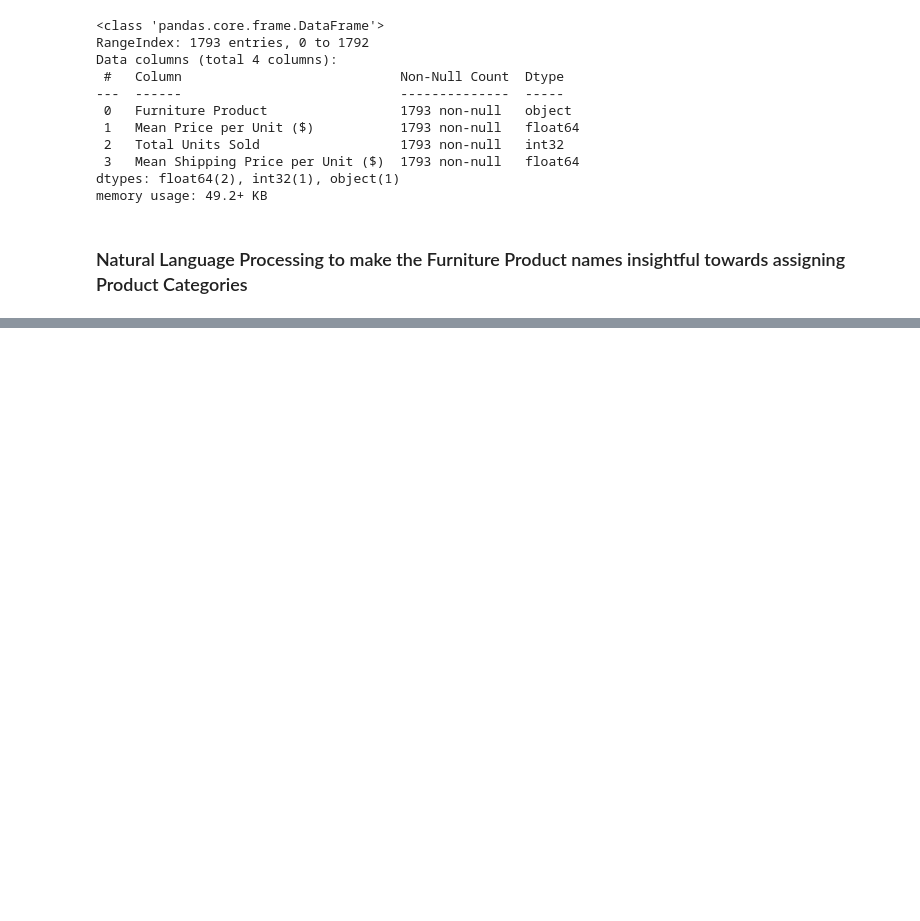
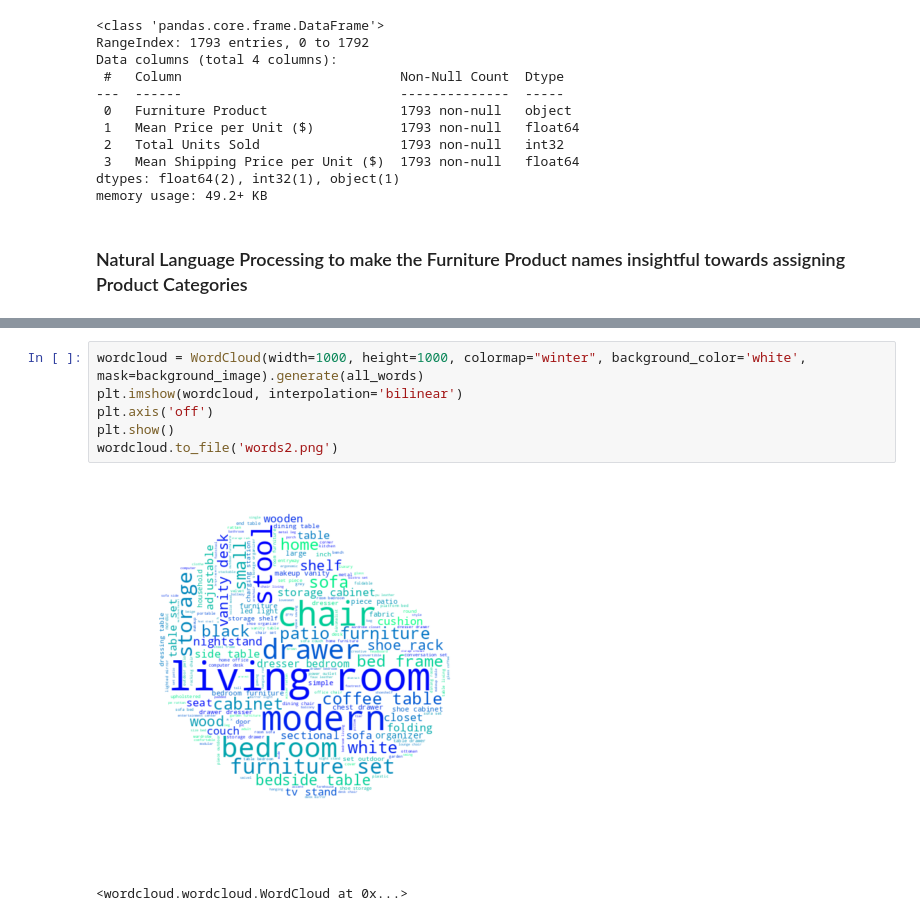
Before and after one commit to krishnarupa1008/E-commerce-Furniture-Sales-Analysis, a Jupyter notebook: E-Commerce Furniture Sales.ipynb, the cells around one changed output, grey strips where cells are left out. Saved outputs shown, nothing was run; the diff lists cells and outputs as text; blank space fills up the shorter version.

```diff
--- a/E-Commerce Furniture Sales.ipynb
+++ b/E-Commerce Furniture Sales.ipynb
@@ -405,0 +566,9 @@ memory usage: 49.2+ KB
+# %%
+wordcloud = WordCloud(width=1000, height=1000, colormap="winter", background_color='white', mask=background_image).generate(all_words)
+plt.imshow(wordcloud, interpolation='bilinear')
+plt.axis('off')
+plt.show()
+wordcloud.to_file('words2.png')
+# %% [output]
+[figure, added]
+<wordcloud.wordcloud.WordCloud at 0x...>
```
Also changed, not shown: parts of 26 cells of this notebook, 5 other files.
